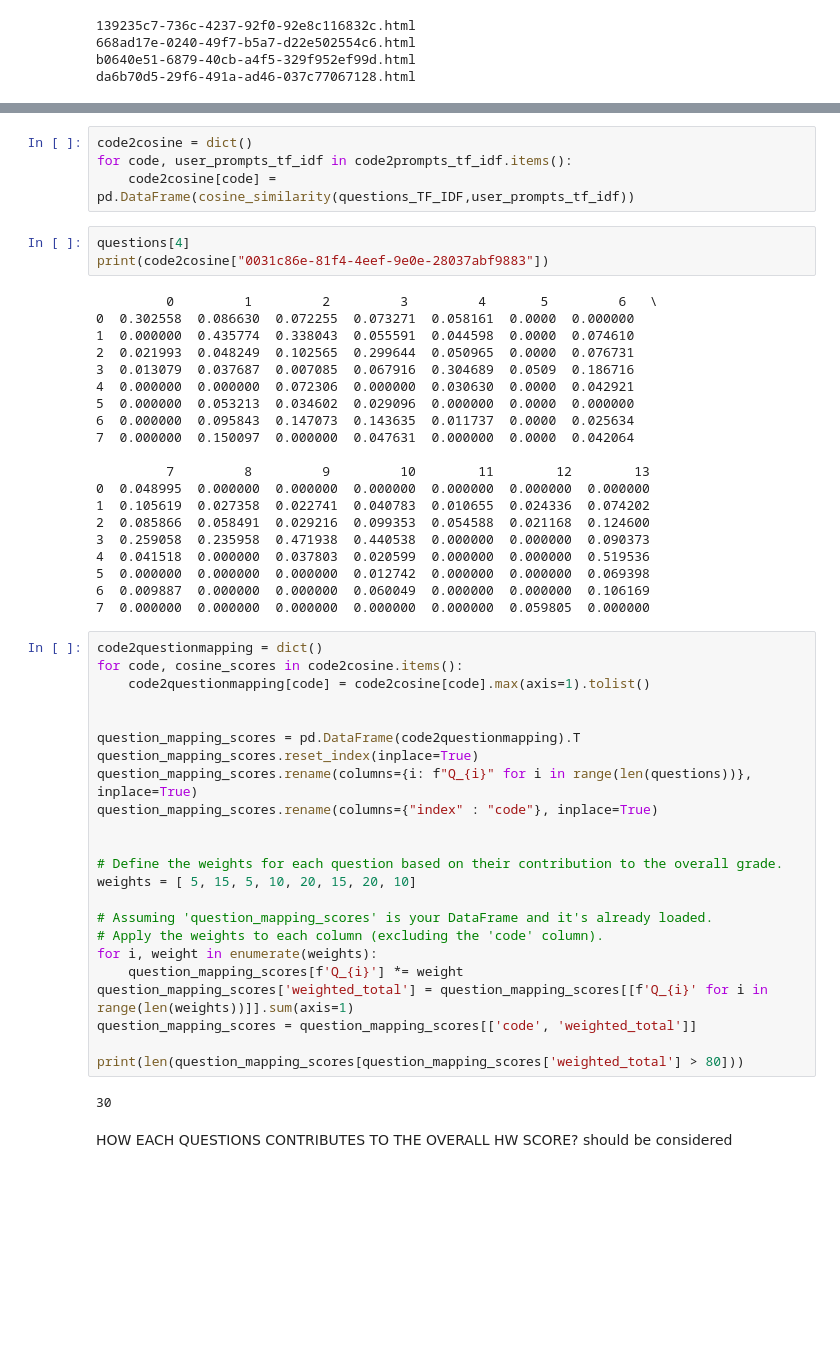
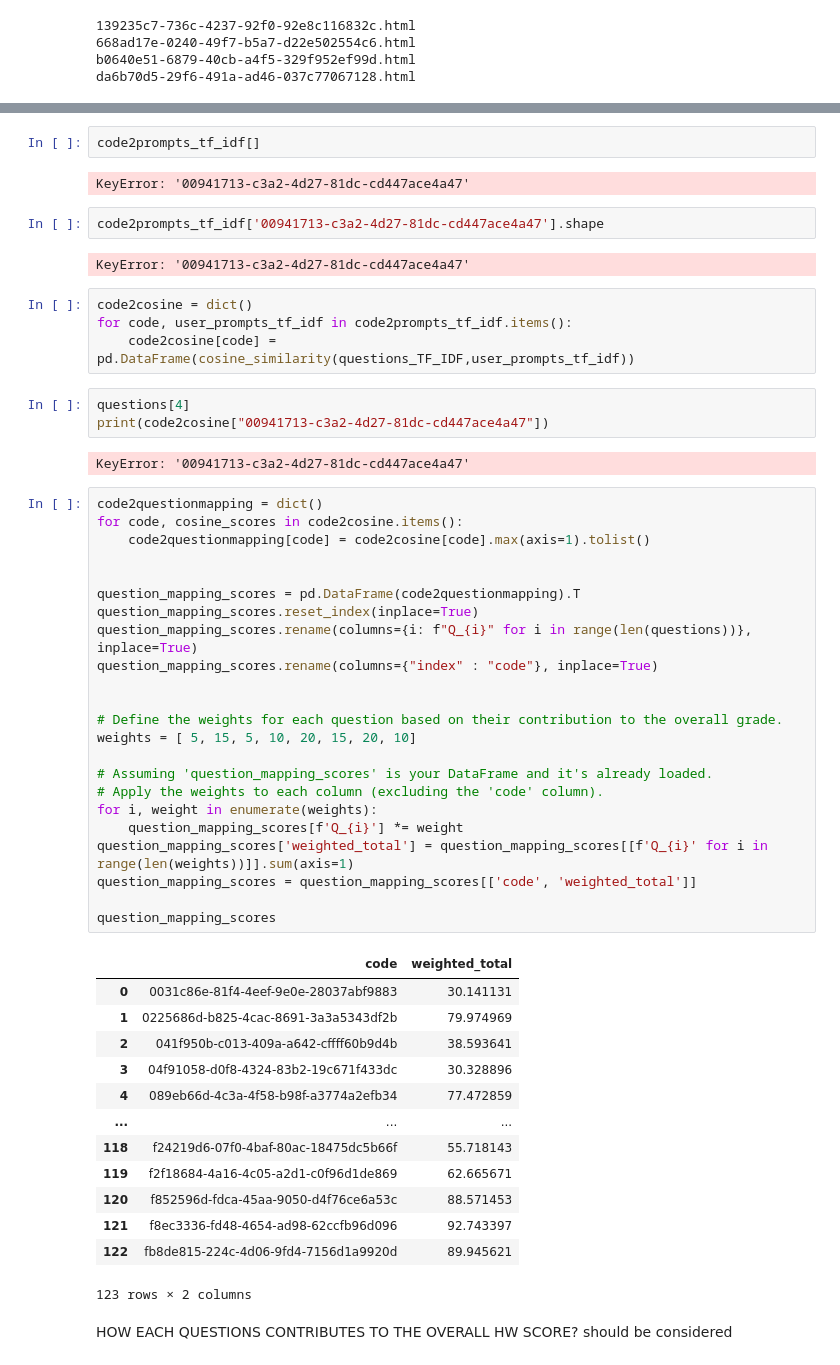
Before and after one commit to berkayyenilmez/chatgpt-prompt-grade-predictor, a Jupyter notebook: hw_score_predict.ipynb, the cells around one changed output, grey strips where cells are left out. Cells and saved outputs as stored; diff of their text form; blank space fills up the shorter version.

```diff
--- a/hw_score_predict.ipynb
+++ b/hw_score_predict.ipynb
@@ -384,55 +361,57 @@ code2prompts_tf_idf['1038cb22-8ad2-4030-b44a-59f10352e91c'].shape
+# %%
+code2prompts_tf_idf[]
+# %% [output]
+KeyError: '00941713-c3a2-4d27-81dc-cd447ace4a47'
+# %%
+code2prompts_tf_idf['00941713-c3a2-4d27-81dc-cd447ace4a47'].shape
+# %% [output]
+KeyError: '00941713-c3a2-4d27-81dc-cd447ace4a47'
 # %%
 code2cosine = dict()
 for code, user_prompts_tf_idf in code2prompts_tf_idf.items():
     code2cosine[code] = pd.DataFrame(cosine_similarity(questions_TF_IDF,user_prompts_tf_idf))
-# %%
-questions[4]
-print(code2cosine["0031c86e-81f4-4eef-9e0e-28037abf9883"])
-# %% [output]
-         0         1         2         3         4       5         6   \
-0  0.302558  0.086630  0.072255  0.073271  0.058161  0.0000  0.000000
-1  0.000000  0.435774  0.338043  0.055591  0.044598  0.0000  0.074610
-2  0.021993  0.048249  0.102565  0.299644  0.050965  0.0000  0.076731
-3  0.013079  0.037687  0.007085  0.067916  0.304689  0.0509  0.186716
-4  0.000000  0.000000  0.072306  0.000000  0.030630  0.0000  0.042921
-5  0.000000  0.053213  0.034602  0.029096  0.000000  0.0000  0.000000
-6  0.000000  0.095843  0.147073  0.143635  0.011737  0.0000  0.025634
-7  0.000000  0.150097  0.000000  0.047631  0.000000  0.0000  0.042064
-
-         7         8         9         10        11        12        13
-0  0.048995  0.000000  0.000000  0.000000  0.000000  0.000000  0.000000
-1  0.105619  0.027358  0.022741  0.040783  0.010655  0.024336  0.074202
-2  0.085866  0.058491  0.029216  0.099353  0.054588  0.021168  0.124600
-3  0.259058  0.235958  0.471938  0.440538  0.000000  0.000000  0.090373
-4  0.041518  0.000000  0.037803  0.020599  0.000000  0.000000  0.519536
-5  0.000000  0.000000  0.000000  0.012742  0.000000  0.000000  0.069398
-6  0.009887  0.000000  0.000000  0.060049  0.000000  0.000000  0.106169
-7  0.000000  0.000000  0.000000  0.000000  0.000000  0.059805  0.000000
+# %%
+questions[4]
+print(code2cosine["00941713-c3a2-4d27-81dc-cd447ace4a47"])
+# %% [output]
+KeyError: '00941713-c3a2-4d27-81dc-cd447ace4a47'
 # %%
 code2questionmapping = dict()
 for code, cosine_scores in code2cosine.items():
     code2questionmapping[code] = code2cosine[code].max(axis=1).tolist()
 
 
 question_mapping_scores = pd.DataFrame(code2questionmapping).T
 question_mapping_scores.reset_index(inplace=True)
 question_mapping_scores.rename(columns={i: f"Q_{i}" for i in range(len(questions))}, inplace=True)
 question_mapping_scores.rename(columns={"index" : "code"}, inplace=True)
 
 
 # Define the weights for each question based on their contribution to the overall grade.
 weights = [ 5, 15, 5, 10, 20, 15, 20, 10]
 
 # Assuming 'question_mapping_scores' is your DataFrame and it's already loaded.
 # Apply the weights to each column (excluding the 'code' column).
 for i, weight in enumerate(weights):
     question_mapping_scores[f'Q_{i}'] *= weight
 question_mapping_scores['weighted_total'] = question_mapping_scores[[f'Q_{i}' for i in range(len(weights))]].sum(axis=1)
 question_mapping_scores = question_mapping_scores[['code', 'weighted_total']]
 
-print(len(question_mapping_scores[question_mapping_scores['weighted_total'] > 80]))
+question_mapping_scores
 # %% [output]
+|  | code | weighted_total |
+| 0 | 0031c86e-81f4-4eef-9e0e-28037abf9883 | 30.141131 |
+| 1 | 0225686d-b825-4cac-8691-3a3a5343df2b | 79.974969 |
+| 2 | 041f950b-c013-409a-a642-cffff60b9d4b | 38.593641 |
+| 3 | 04f91058-d0f8-4324-83b2-19c671f433dc | 30.328896 |
+| 4 | 089eb66d-4c3a-4f58-b98f-a3774a2efb34 | 77.472859 |
+| ... | ... | ... |
+| 118 | f24219d6-07f0-4baf-80ac-18475dc5b66f | 55.718143 |
+| 119 | f2f18684-4a16-4c05-a2d1-c0f96d1de869 | 62.665671 |
+| 120 | f852596d-fdca-45aa-9050-d4f76ce6a53c | 88.571453 |
+| 121 | f8ec3336-fd48-4654-ad98-62ccfb96d096 | 92.743397 |
+| 122 | fb8de815-224c-4d06-9fd4-7156d1a9920d | 89.945621 |
-30
+123 rows × 2 columns
 # %% [markdown]
 HOW EACH QUESTIONS CONTRIBUTES TO THE OVERALL HW SCORE? should be considered
 # %% [markdown]
```
Also changed, not shown: parts of 24 cells of this notebook.
